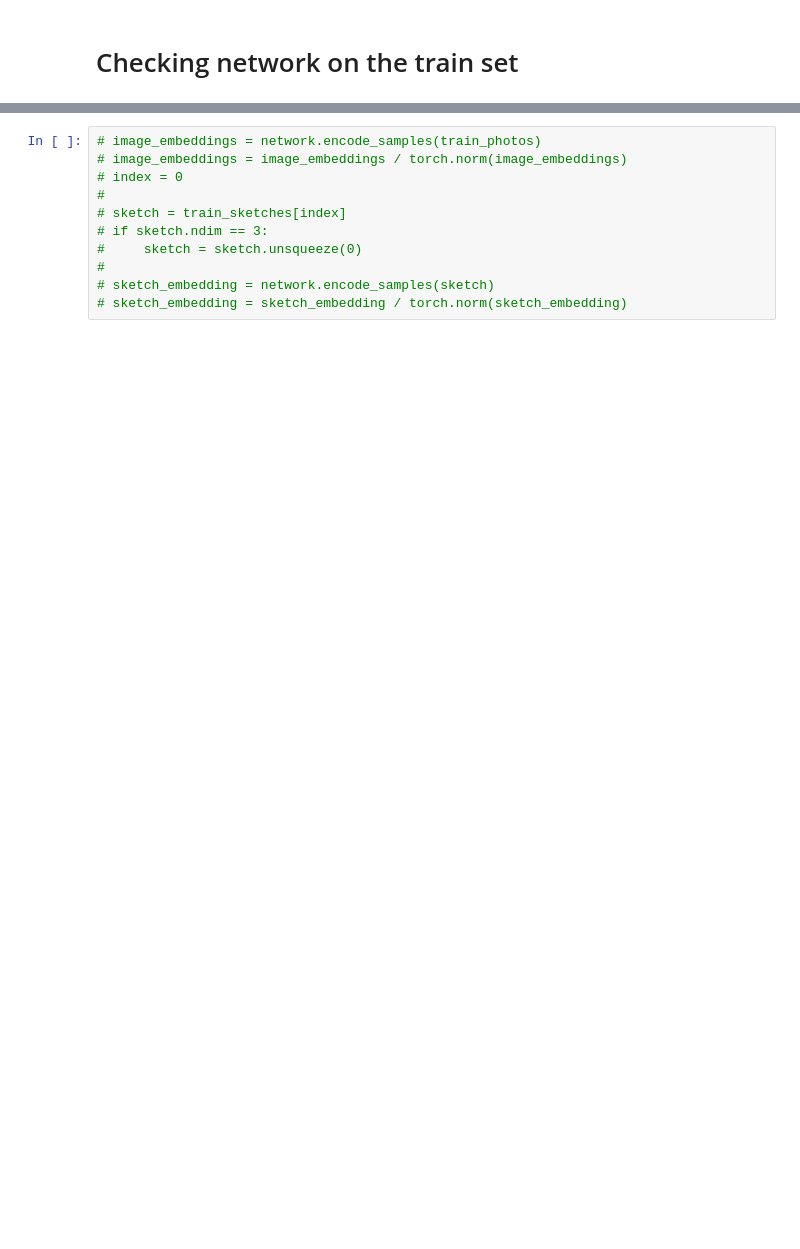
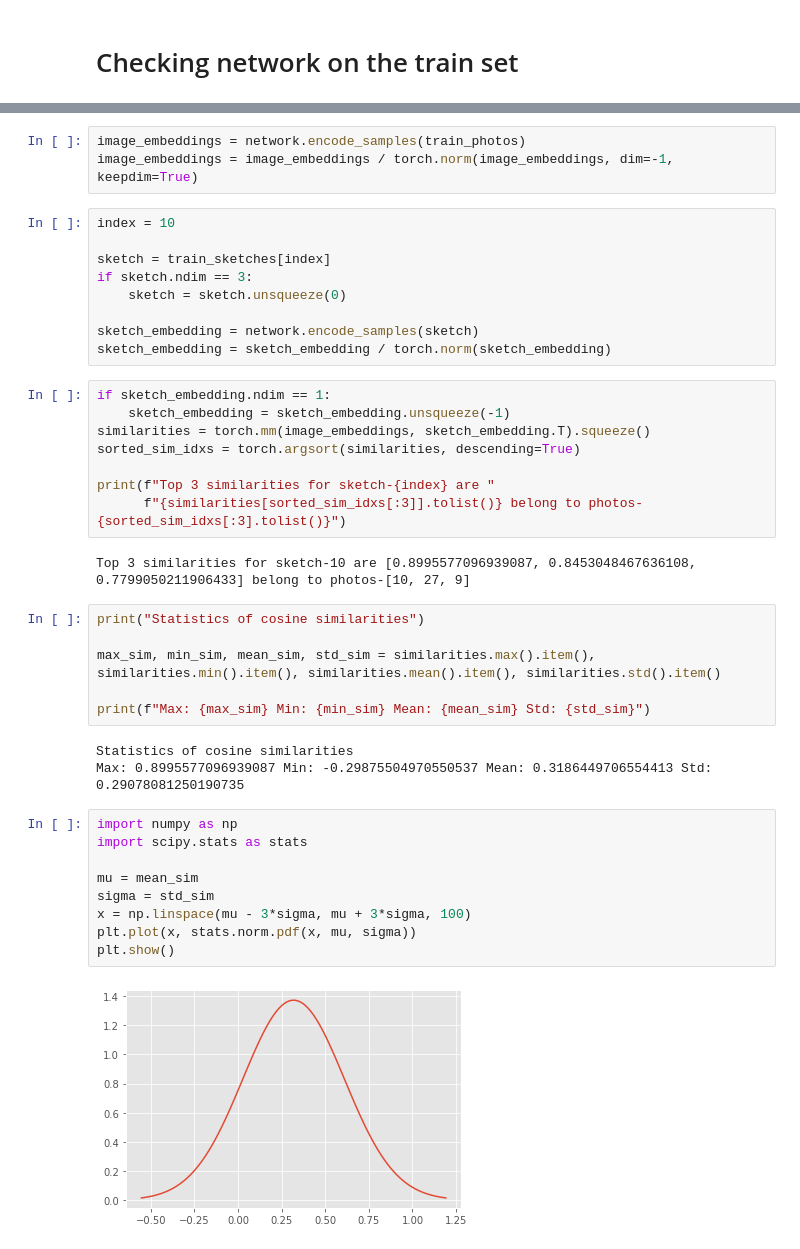
Before and after one commit to Lokesh-pavan-kumar/Sketch2Face, a Jupyter notebook: Similarity Search/train.ipynb, the cells around one changed output, grey strips where cells are left out. Cells and saved outputs as stored; diff of their text form; blank space fills up the shorter version.

Commit message:
Implemented train ipython notebook

```diff
--- a/Similarity Search/train.ipynb
+++ b/Similarity Search/train.ipynb
@@ -66,11 +94,42 @@ train_photos = torch.stack(train_photos, dim=0)
+# %%
+image_embeddings = network.encode_samples(train_photos)
+image_embeddings = image_embeddings / torch.norm(image_embeddings, dim=-1, keepdim=True)
 # %%
-# image_embeddings = network.encode_samples(train_photos)
-# image_embeddings = image_embeddings / torch.norm(image_embeddings)
-# index = 0
-#
-# sketch = train_sketches[index]
-# if sketch.ndim == 3:
-#     sketch = sketch.unsqueeze(0)
-#
-# sketch_embedding = network.encode_samples(sketch)
-# sketch_embedding = sketch_embedding / torch.norm(sketch_embedding)
+index = 10
+
+sketch = train_sketches[index]
+if sketch.ndim == 3:
+    sketch = sketch.unsqueeze(0)
+
+sketch_embedding = network.encode_samples(sketch)
+sketch_embedding = sketch_embedding / torch.norm(sketch_embedding)
+# %%
+if sketch_embedding.ndim == 1:
+    sketch_embedding = sketch_embedding.unsqueeze(-1)
+similarities = torch.mm(image_embeddings, sketch_embedding.T).squeeze()
+sorted_sim_idxs = torch.argsort(similarities, descending=True)
+
+print(f"Top 3 similarities for sketch-{index} are "
+      f"{similarities[sorted_sim_idxs[:3]].tolist()} belong to photos-{sorted_sim_idxs[:3].tolist()}")
+# %% [output]
+Top 3 similarities for sketch-10 are [0.8995577096939087, 0.8453048467636108, 0.7799050211906433] belong to photos-[10, 27, 9]
+# %%
+print("Statistics of cosine similarities")
+
+max_sim, min_sim, mean_sim, std_sim = similarities.max().item(), similarities.min().item(), similarities.mean().item(), similarities.std().item()
+
+print(f"Max: {max_sim} Min: {min_sim} Mean: {mean_sim} Std: {std_sim}")
+# %% [output]
+Statistics of cosine similarities
+Max: 0.8995577096939087 Min: -0.29875504970550537 Mean: 0.3186449706554413 Std: 0.29078081250190735
+# %%
+import numpy as np
+import scipy.stats as stats
+
+mu = mean_sim
+sigma = std_sim
+x = np.linspace(mu - 3*sigma, mu + 3*sigma, 100)
+plt.plot(x, stats.norm.pdf(x, mu, sigma))
+plt.show()
+# %% [output]
+[figure, added]
```
Also changed, not shown: parts of 10 cells of this notebook.
